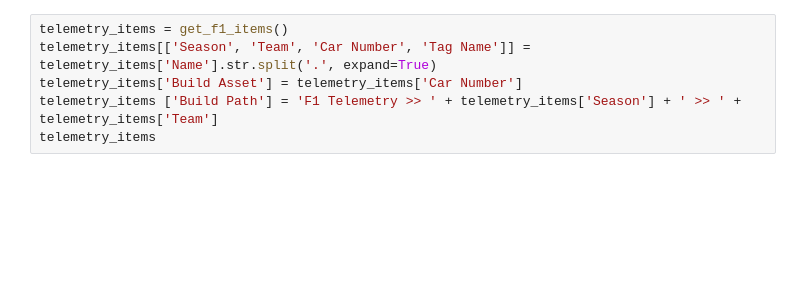
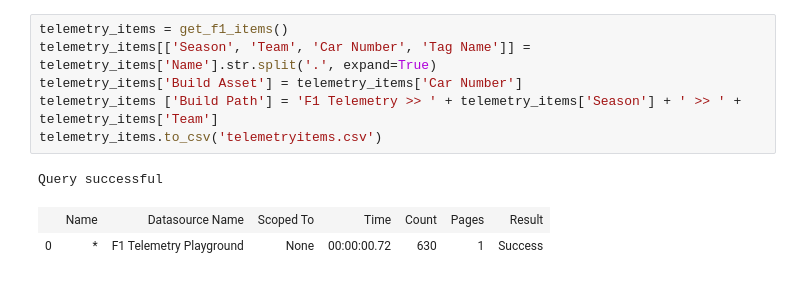
Before and after one commit to shamus-cunningham/seeq-f1, a Jupyter notebook: F1_Car_Asset_Structure.ipynb, the cells around one changed output. Saved outputs shown, nothing was run; the diff lists cells and outputs as text; blank space fills up the shorter version.

```diff
--- a/F1_Car_Asset_Structure.ipynb
+++ b/F1_Car_Asset_Structure.ipynb
@@ -129,6 +352,10 @@ class F1_Car(Asset):
 # %%
 telemetry_items = get_f1_items()
 telemetry_items[['Season', 'Team', 'Car Number', 'Tag Name']] = telemetry_items['Name'].str.split('.', expand=True)
 telemetry_items['Build Asset'] = telemetry_items['Car Number']
 telemetry_items ['Build Path'] = 'F1 Telemetry >> ' + telemetry_items['Season'] + ' >> ' + telemetry_items['Team']
-telemetry_items
+telemetry_items.to_csv('telemetryitems.csv')
+# %% [output]
+Query successful
+|  | Name | Datasource Name | Scoped To | Time | Count | Pages | Result |
+| 0 | * | F1 Telemetry Playground | None | 00:00:00.72 | 630 | 1 | Success |
```
Also changed, not shown: parts of 8 cells of this notebook, 1 other file.
